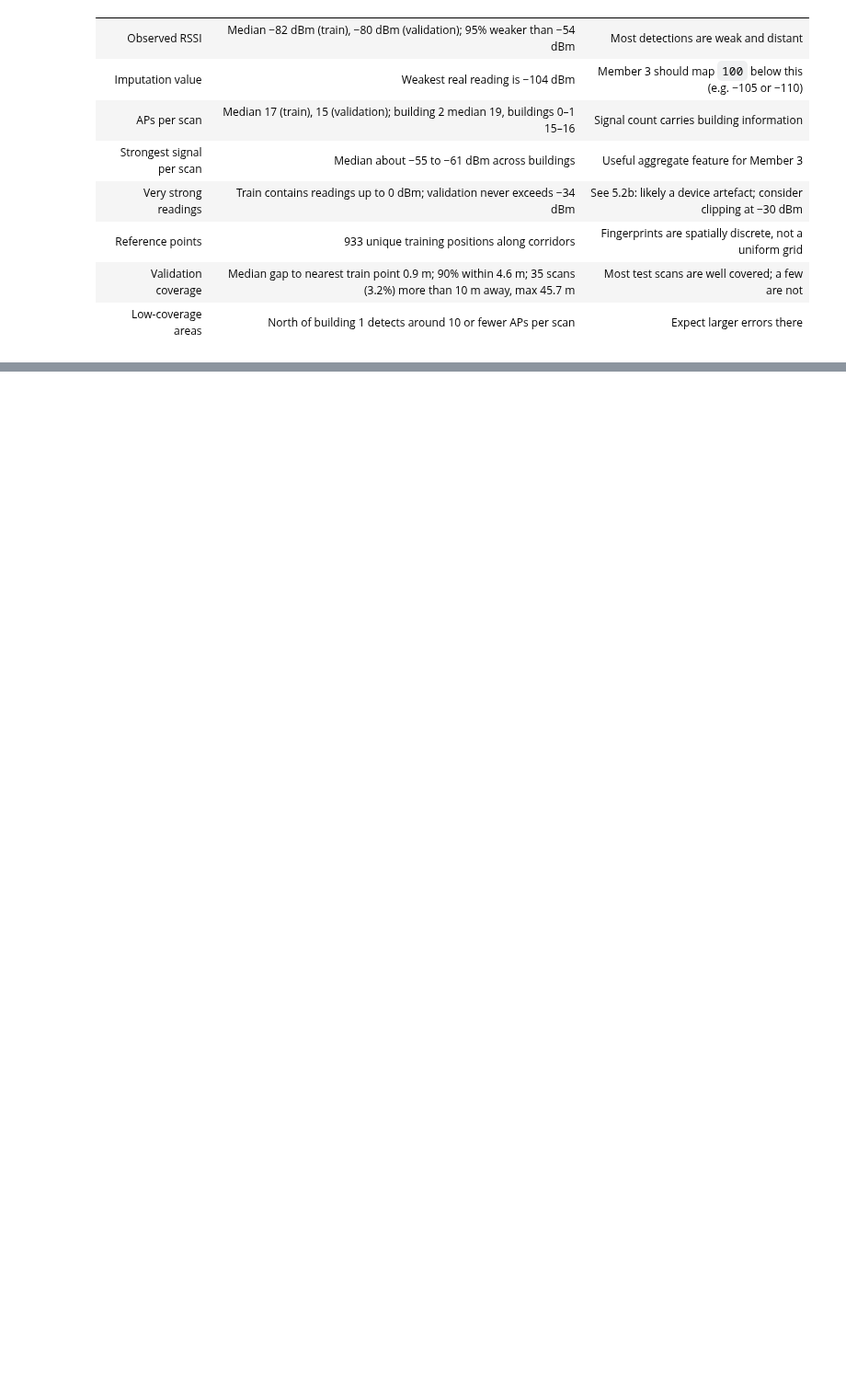
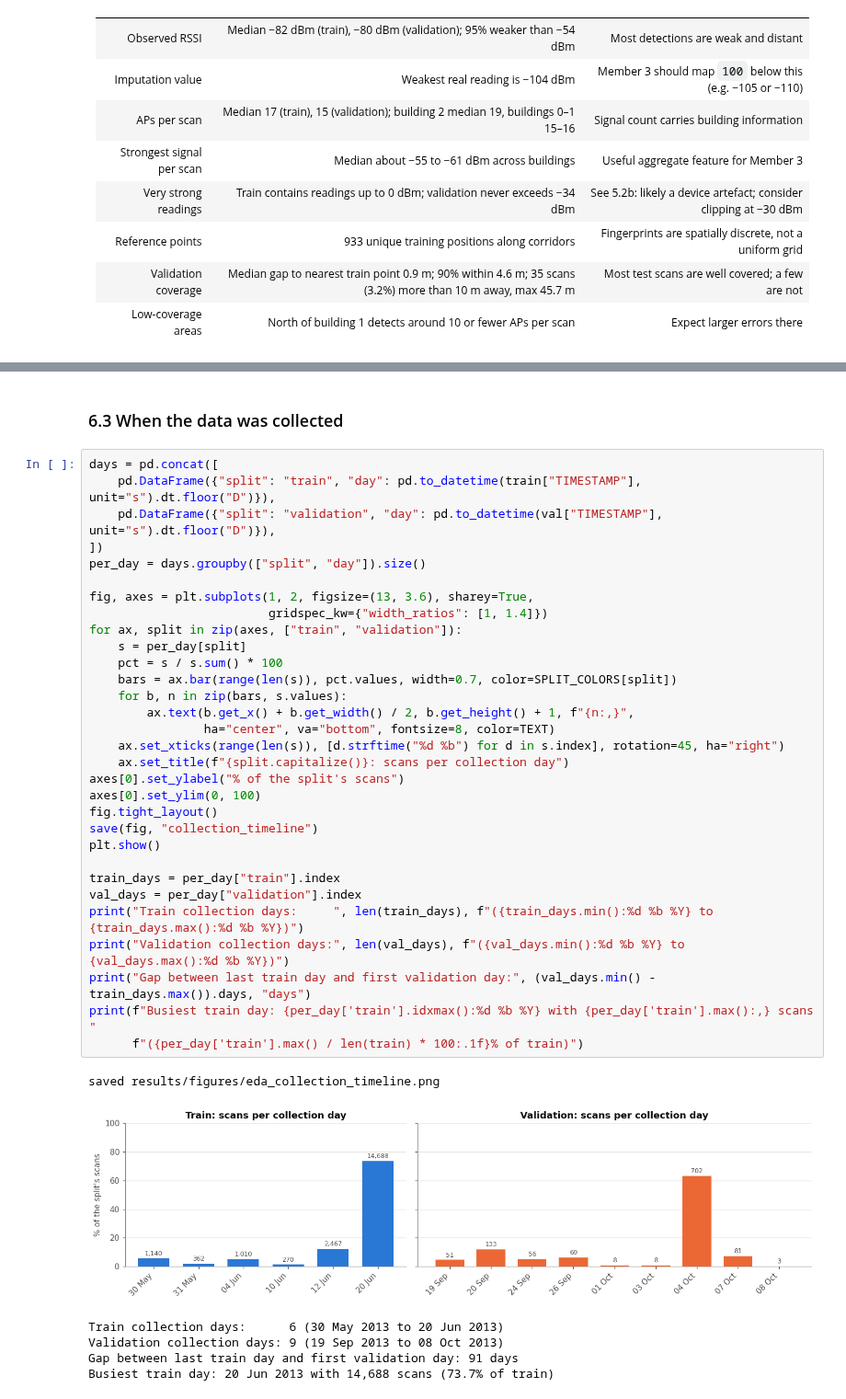
Before and after one commit to Hashicy/indoor-wifi-positioning, a Jupyter notebook: notebooks/01_dataset_eda.ipynb, the cells around one changed output, grey strips where cells are left out. Shown at 92% size. Drawn from its saved outputs; the diff is of its cells as text; blank space fills up the shorter version.

```diff
--- a/notebooks/01_dataset_eda.ipynb
+++ b/notebooks/01_dataset_eda.ipynb
@@ -875,0 +1053,40 @@ coverage overall (median 19 APs per scan vs 15–16 in buildings 0 and 1).
+# %% [markdown]
+### 6.3 When the data was collected
+# %%
+days = pd.concat([
+    pd.DataFrame({"split": "train", "day": pd.to_datetime(train["TIMESTAMP"], unit="s").dt.floor("D")}),
+    pd.DataFrame({"split": "validation", "day": pd.to_datetime(val["TIMESTAMP"], unit="s").dt.floor("D")}),
+])
+per_day = days.groupby(["split", "day"]).size()
+
+fig, axes = plt.subplots(1, 2, figsize=(13, 3.6), sharey=True,
+                         gridspec_kw={"width_ratios": [1, 1.4]})
+for ax, split in zip(axes, ["train", "validation"]):
+    s = per_day[split]
+    pct = s / s.sum() * 100
+    bars = ax.bar(range(len(s)), pct.values, width=0.7, color=SPLIT_COLORS[split])
+    for b, n in zip(bars, s.values):
+        ax.text(b.get_x() + b.get_width() / 2, b.get_height() + 1, f"{n:,}",
+                ha="center", va="bottom", fontsize=8, color=TEXT)
+    ax.set_xticks(range(len(s)), [d.strftime("%d %b") for d in s.index], rotation=45, ha="right")
+    ax.set_title(f"{split.capitalize()}: scans per collection day")
+axes[0].set_ylabel("% of the split's scans")
+axes[0].set_ylim(0, 100)
+fig.tight_layout()
+save(fig, "collection_timeline")
+plt.show()
+
+train_days = per_day["train"].index
+val_days = per_day["validation"].index
+print("Train collection days:     ", len(train_days), f"({train_days.min():%d %b %Y} to {train_days.max():%d %b %Y})")
+print("Validation collection days:", len(val_days), f"({val_days.min():%d %b %Y} to {val_days.max():%d %b %Y})")
+print("Gap between last train day and first validation day:", (val_days.min() - train_days.max()).days, "days")
+print(f"Busiest train day: {per_day['train'].idxmax():%d %b %Y} with {per_day['train'].max():,} scans "
+      f"({per_day['train'].max() / len(train) * 100:.1f}% of train)")
+# %% [output]
+saved results/figures/eda_collection_timeline.png
+[figure, added]
+Train collection days:      6 (30 May 2013 to 20 Jun 2013)
+Validation collection days: 9 (19 Sep 2013 to 08 Oct 2013)
+Gap between last train day and first validation day: 91 days
+Busiest train day: 20 Jun 2013 with 14,688 scans (73.7% of train)
```
Also changed, not shown: parts of 23 cells of this notebook, 8 other files.
